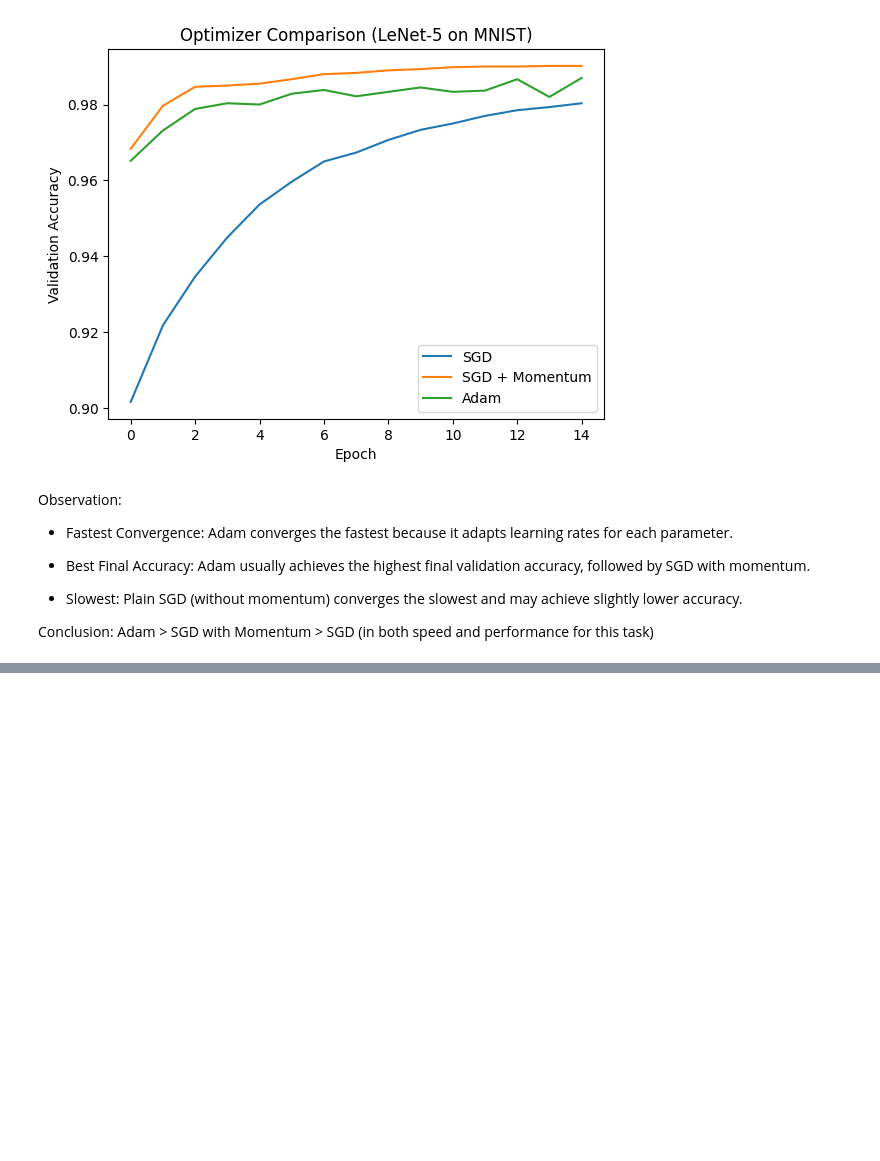
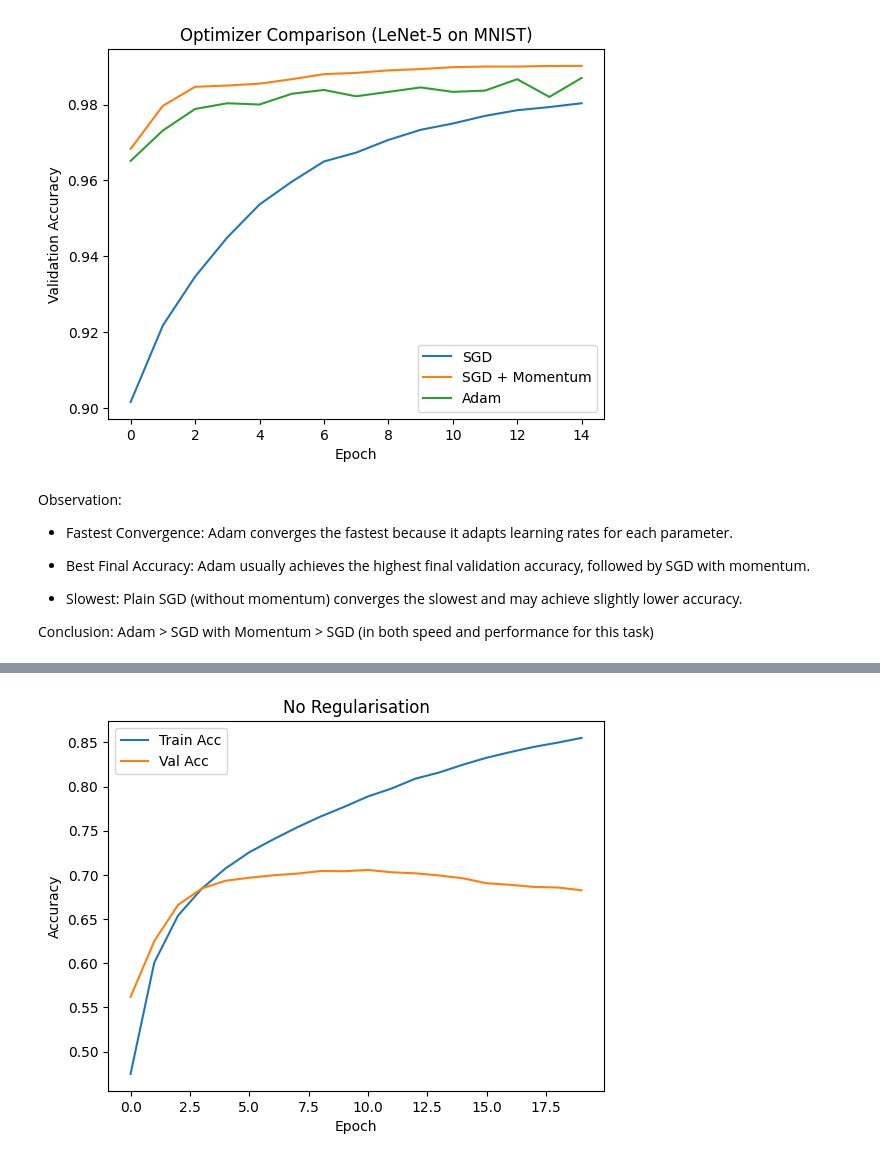
Before and after one commit to shivamkumar2626kr-del/ml, a Jupyter notebook: 24CD3038.ipynb, the cells around one changed output, grey strips where cells are left out. Saved outputs shown, nothing was run; the diff lists cells and outputs as text; code cells hidden in the pictures; blank space fills up the shorter version.

```diff
--- a/24CD3038.ipynb
+++ b/24CD3038.ipynb
@@ -934,0 +1044,95 @@ Adam > SGD with Momentum > SGD (in both speed and performance for this task)
+# %%
+import numpy as np
+import matplotlib.pyplot as plt
+from tensorflow.keras.datasets import cifar10
+from tensorflow.keras.utils import to_categorical
+from tensorflow.keras.models import Sequential
+from tensorflow.keras.layers import Conv2D, BatchNormalization, Activation
+from tensorflow.keras.layers import MaxPooling2D, Flatten, Dense, Dropout
+
+# Load data
+(x_train, y_train), (x_test, y_test) = cifar10.load_data()
+
+x_train = x_train.astype('float32') / 255.0
+y_train = to_categorical(y_train, 10)
+
+# Function to build model
+def build_model(use_bn=False, use_dropout=False):
+    model = Sequential()
+
+    # Block 1
+    model.add(Conv2D(32, (3,3), padding='same', input_shape=(32,32,3)))
+    if use_bn:
+        model.add(BatchNormalization())
+    model.add(Activation('relu'))
+    model.add(MaxPooling2D((2,2)))
+    if use_dropout:
+        model.add(Dropout(0.3))
+
+    # Block 2
+    model.add(Conv2D(64, (3,3), padding='same'))
+    if use_bn:
+        model.add(BatchNormalization())
+    model.add(Activation('relu'))
+    model.add(MaxPooling2D((2,2)))
+    if use_dropout:
+        model.add(Dropout(0.3))
+
+    # Head
+    model.add(Flatten())
+    if use_dropout:
+        model.add(Dropout(0.5))
+    model.add(Dense(10, activation='softmax'))
+
+    model.compile(
+        optimizer='adam',
+        loss='categorical_crossentropy',
+        metrics=['accuracy']
+    )
+
+    return model
+
+# Variants
+configs = {
+    "No Regularisation": (False, False),
+    "Dropout Only": (False, True),
+    "BatchNorm Only": (True, False),
+    "Dropout + BatchNorm": (True, True)
+}
+
+gaps = {}
+
+# Train all variants
+for name, (bn, do) in configs.items():
+    print(f"\nTraining: {name}")
+    model = build_model(use_bn=bn, use_dropout=do)
+
+    history = model.fit(
+        x_train, y_train,
+        epochs=20,
+        batch_size=64,
+        validation_split=0.1,
+        verbose=1
+    )
+
+    train_acc = history.history['accuracy'][-1]
+    val_acc = history.history['val_accuracy'][-1]
+
+    gap = train_acc - val_acc
+    gaps[name] = gap
+
+    # Plot
+    plt.figure()
+    plt.plot(history.history['accuracy'], label='Train Acc')
+    plt.plot(history.history['val_accuracy'], label='Val Acc')
+    plt.title(name)
+    plt.xlabel('Epoch')
+    plt.ylabel('Accuracy')
+    plt.legend()
+    plt.savefig(f"{name.replace(' ','_')}.png")
+
+# Print gaps
+print("\nTrain–Validation Accuracy Gaps:")
+for k, v in gaps.items():
+    print(f"{k}: {v:.4f}")
+# %% [output]
@@ -934,0 +1156 @@ Adam > SGD with Momentum > SGD (in both speed and performance for this task)
+[figure, added]
```
Also changed, not shown: parts of 6 cells of this notebook.
